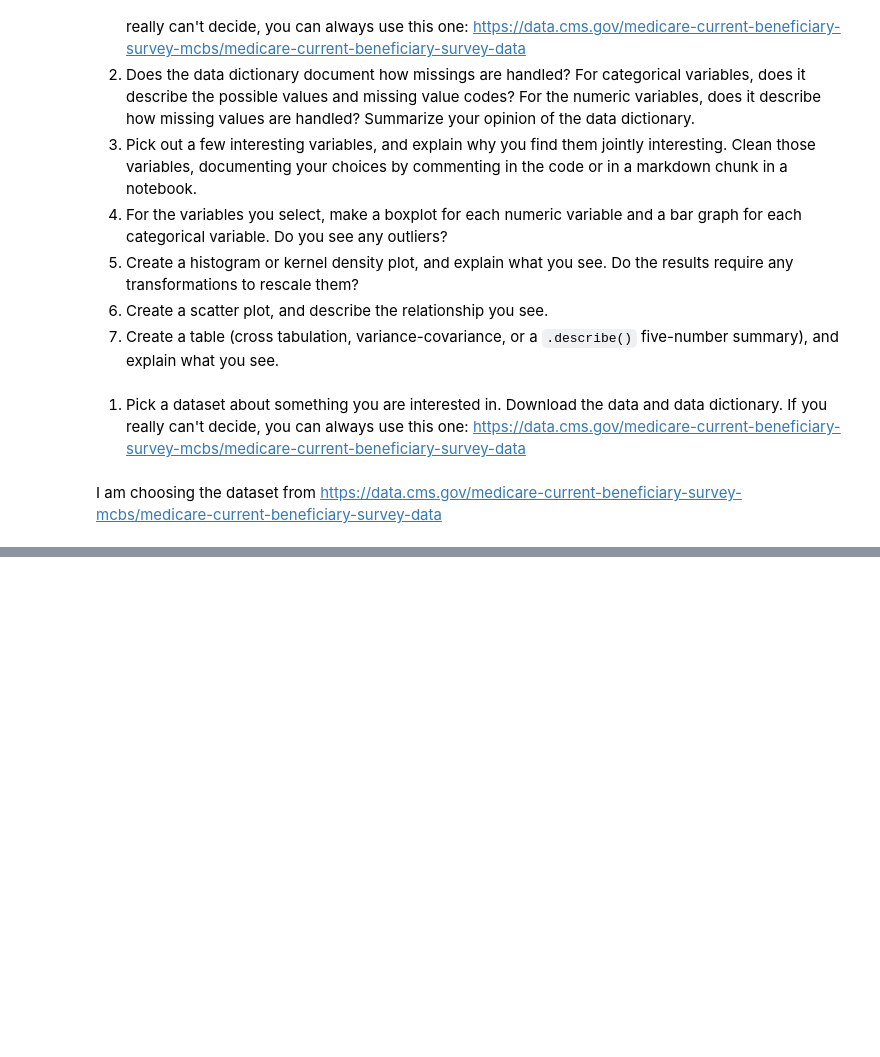
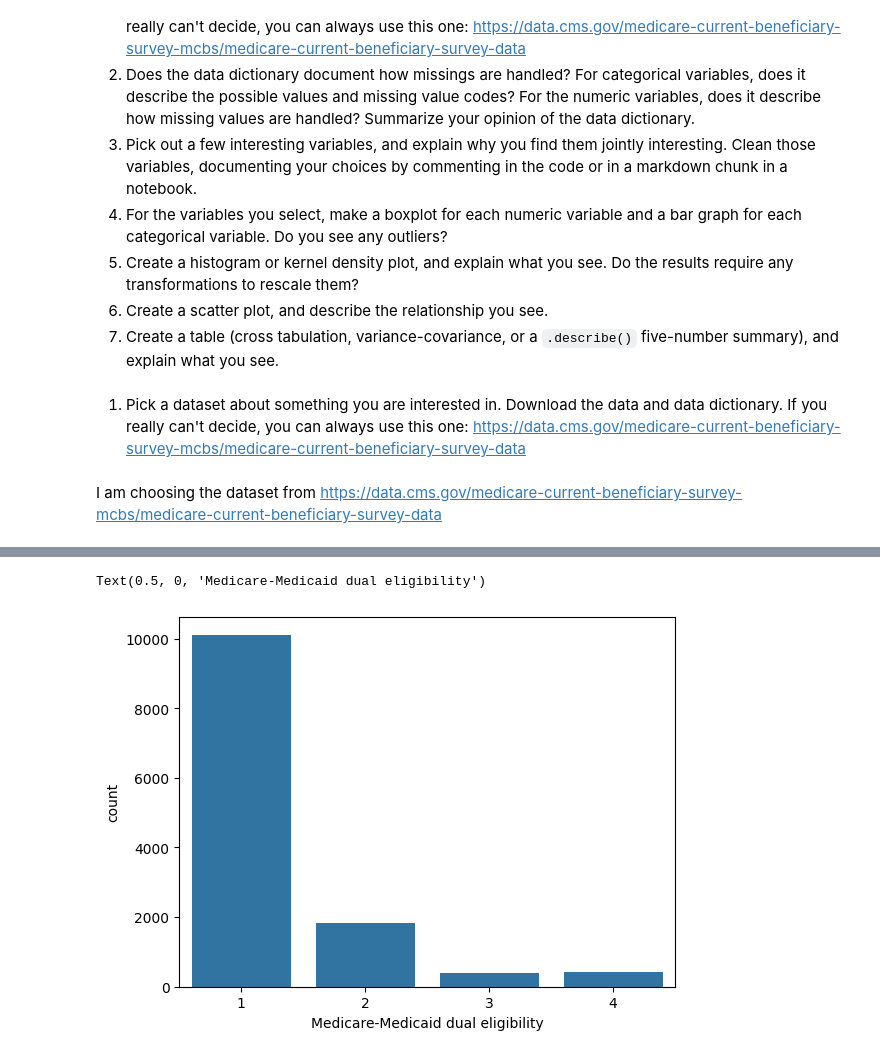
Before and after one commit to JinMizar/visualization, a Jupyter notebook: assignment/assignment.ipynb, the cells around one changed output, grey strips where cells are left out. Drawn from its saved outputs; the diff is of its cells as text; code cells hidden in the pictures; blank space fills up the shorter version.

```diff
--- a/assignment/assignment.ipynb
+++ b/assignment/assignment.ipynb
@@ -269,0 +399,7 @@ I am choosing the dataset from https://data.cms.gov/medicare-current-beneficiary
+# %%
+# Bar plot for Medicare-Medicaid dual eligibility
+sns.countplot(x='ADM_OP_MDCD', data=df_cleaned)
+plt.xlabel('Medicare-Medicaid dual eligibility')
+# %% [output]
+Text(0.5, 0, 'Medicare-Medicaid dual eligibility')
+[figure, added]
```
Also changed, not shown: parts of 26 cells of this notebook.
